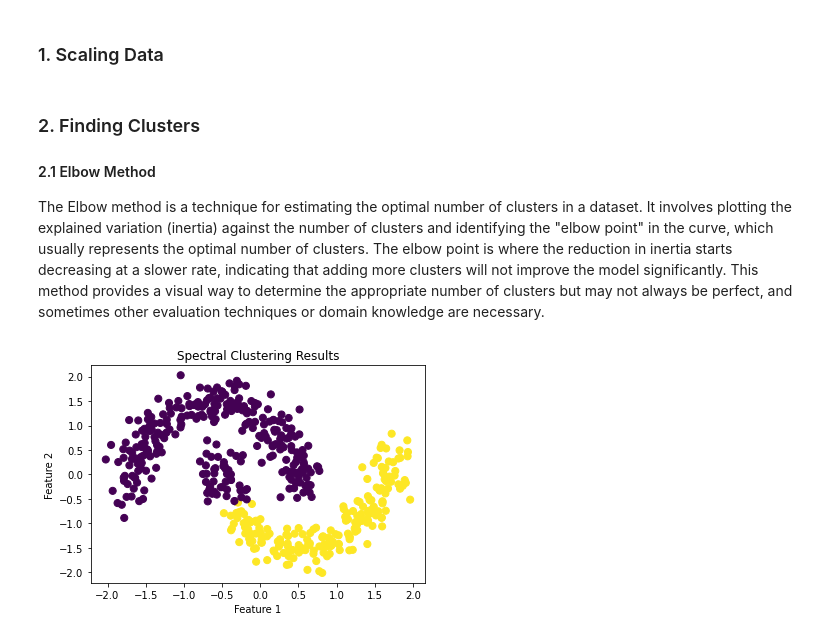
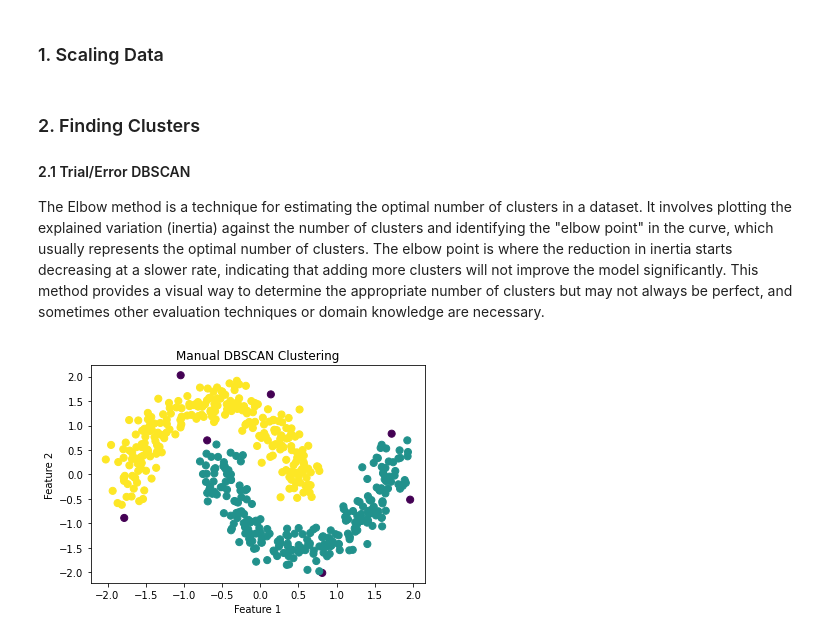
Before and after one commit to lukegge/MachineLearningCourse, a Jupyter notebook: assignment_2.ipynb, the cells around one changed output. Drawn from its saved outputs; the diff is of its cells as text; code cells hidden in the pictures.

```diff
--- a/assignment_2.ipynb
+++ b/assignment_2.ipynb
@@ -287,23 +292,23 @@ scaler = StandardScaler()
 moons_scaled = scaler.fit_transform(moons)
 # %% [markdown]
 ### 2. Finding Clusters
-#### 2.1 Elbow Method
+#### 2.1 Trial/Error DBSCAN
 
 The Elbow method is a technique for estimating the optimal number of clusters in a dataset. It involves plotting the explained variation (inertia) against the number of clusters and identifying the "elbow point" in the curve, which usually represents the optimal number of clusters. The elbow point is where the reduction in inertia starts decreasing at a slower rate, indicating that adding more clusters will not improve the model significantly. This method provides a visual way to determine the appropriate number of clusters but may not always be perfect, and sometimes other evaluation techniques or domain knowledge are necessary.
 # %%
 # Define a function to plot the clustering results
 def plot_clusters(X, y, title):
     plt.scatter(X[:, 0], X[:, 1], c=y, s=50, cmap='viridis')
     plt.title(title)
     plt.xlabel('Feature 1')
     plt.ylabel('Feature 2')
     plt.show()
 
-# Apply spectral clustering with n_clusters=2
-spectral_clustering = SpectralClustering(n_clusters=2, affinity='nearest_neighbors')
-spectral_clustering.fit(moons_scaled)
+# Apply DBSCAN clustering
+dbscanned = DBSCAN(eps=0.25, min_samples=5)
+dbscanned.fit(moons_scaled)
 
 # Plot the clustering results
-plot_clusters(moons_scaled, spectral_clustering.labels_, 'Spectral Clustering Results')
+plot_clusters(moons_scaled, dbscanned.labels_, 'Manual DBSCAN Clustering')
 # %% [output]
-[figure, old version]
+[figure, new version]
```
Also changed, not shown: parts of 9 cells of this notebook.
